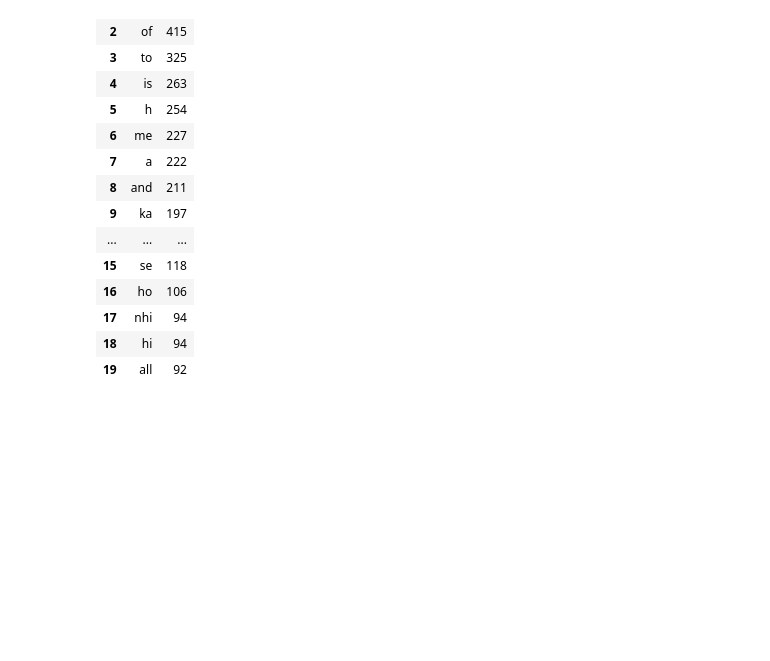
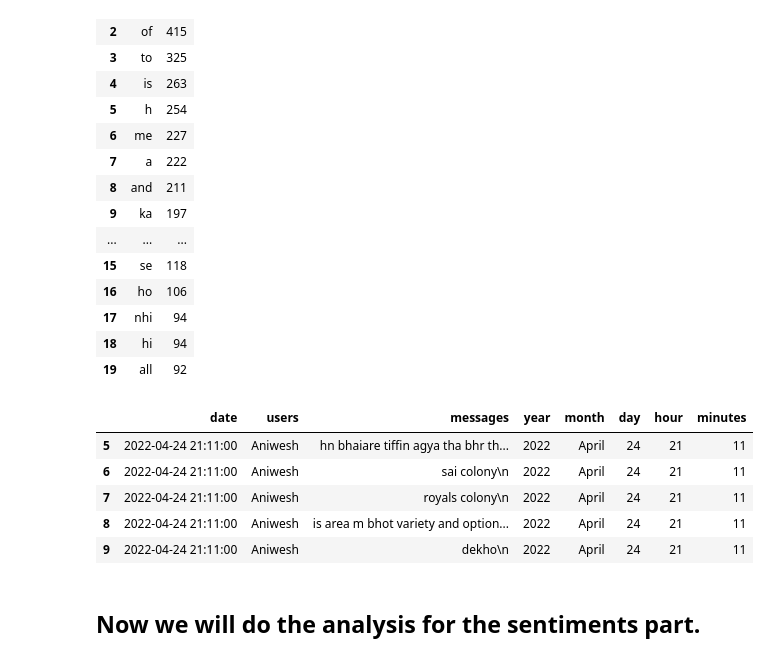
Before and after one commit to Kashi1311/Chats-and-sentiments-analysis-project-on-whatsapp-messsages, a Jupyter notebook: Whats app analysis jupyter project.ipynb, the cells around one changed output. Drawn from its saved outputs; the diff is of its cells as text; code cells hidden in the pictures; blank space fills up the shorter version.

```diff
--- a/Whats app analysis jupyter project.ipynb
+++ b/Whats app analysis jupyter project.ipynb
@@ -388,3 +388,14 @@ pd.DataFrame(Counter(words).most_common(20))
 | 17 | nhi | 94 |
 | 18 | hi | 94 |
 | 19 | all | 92 |
+# %%
+df2.head()
+# %% [output]
+|  | date | users | messages | year | month | day | hour | minutes |
+| 5 | 2022-04-24 21:11:00 | Aniwesh | hn bhaiare tiffin agya tha bhr th... | 2022 | April | 24 | 21 | 11 |
+| 6 | 2022-04-24 21:11:00 | Aniwesh | sai colony\n | 2022 | April | 24 | 21 | 11 |
+| 7 | 2022-04-24 21:11:00 | Aniwesh | royals colony\n | 2022 | April | 24 | 21 | 11 |
+| 8 | 2022-04-24 21:11:00 | Aniwesh | is area m bhot variety and option... | 2022 | April | 24 | 21 | 11 |
+| 9 | 2022-04-24 21:11:00 | Aniwesh | dekho\n | 2022 | April | 24 | 21 | 11 |
+# %% [markdown]
+## Now we will do the analysis for the sentiments part. ##
```
Also changed, not shown: parts of 6 cells of this notebook.
